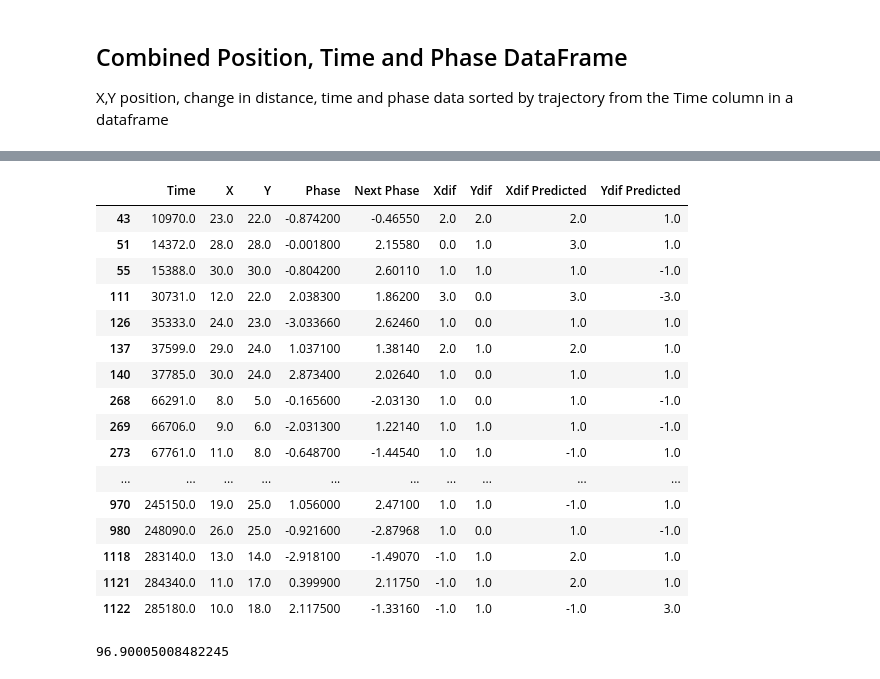
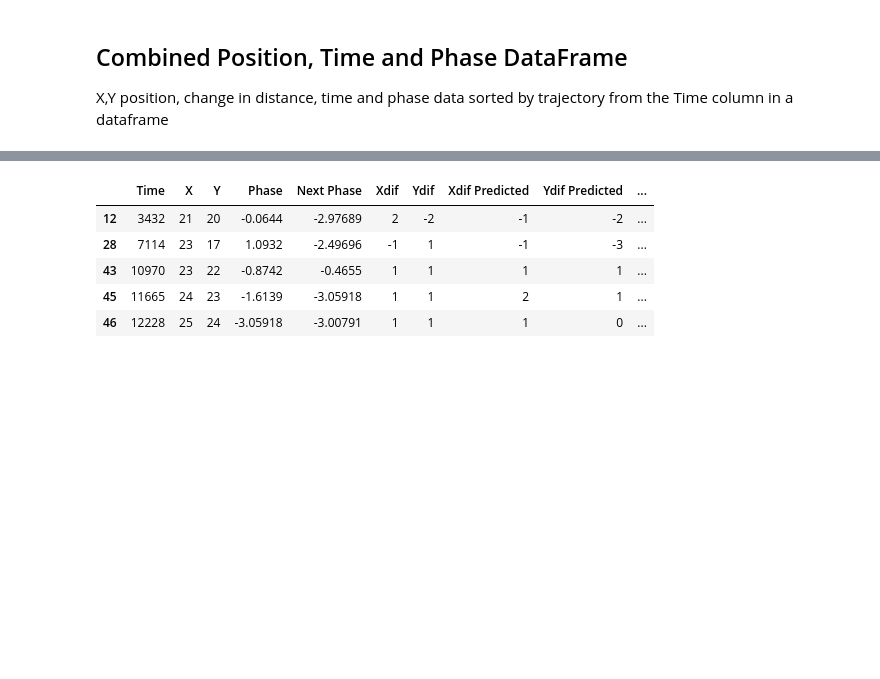
Before and after one commit to DanielHHowell/Grid-Cell, a Jupyter notebook: Grid Cell Phase Main.ipynb, the cells around one changed output, grey strips where cells are left out. Saved outputs shown, nothing was run; the diff lists cells and outputs as text; code cells hidden in the pictures; blank space fills up the shorter version.

```diff
--- a/Grid Cell Phase Main.ipynb
+++ b/Grid Cell Phase Main.ipynb
@@ -31,10 +32,9 @@ np.set_printoptions(suppress=True)
 
 XYspktT contains the X,Y coordinates of spikes. Spikes from all 30 neurons are combined in a single spike train. The X and Y columns represent the avatar's X-Y coordinate in [m] relative to the environment at the moment of the spike.
 # %%
-XYspkT = np.loadtxt('XYspkT.csv',delimiter=',')
-scaled_XY = np.round((XYspkT+40)/2)
-print(scaled_XY[:,1].max())
-
+XYspkT = np.loadtxt('XYspkT.csv',delimiter=',')+40
+scaled_XY = np.round(XYspkT/2).astype(int)
+print(scaled_XY)
 #2x2 meter bin
 
 plt.plot(XYspkT[:,0],XYspkT[:,1],'.')
@@ -180,3 +182,8 @@ phase_df
+# %%
+padded_phase_map = np.pad(MeanPhaseMap,pad_width=4,mode='constant',constant_values=np.nan)
+padded_phase_df = pd.DataFrame(data=padded_phase_map, columns=np.arange(51))
+
+#edge case of 40 - scaling issue?
 # %% [markdown]
 ### Adjacent Matrix Function
 
@@ -265,8 +251,9 @@ unsorted = np.column_stack((spkT,scaled_XY,scaled_phase))
 combined = unsorted[unsorted[:,0].argsort()]
 
 next_phase = np.insert(combined[1:,3],-1, 0)
-xdif = np.insert(combined[1:,1]-combined[:-1,1],0,0).astype(int)
-ydif = np.insert(combined[1:,2]-combined[:-1,2],0,0).astype(int)
+
+xdif = np.append(combined[1:,1],0)-np.append(combined[:-1,1],0)
+ydif = np.append(combined[1:,2],0)-np.append(combined[:-1,2],0)
 
 almost_all = np.column_stack((combined,next_phase,xdif,ydif))
 almost_all
@@ -286,11 +273,10 @@ array([[    16.    ,     16.    ,     19.    , ...,      1.9293,
              0.    ,      0.    ]])
 # %%
 predicted_movement = np.asarray([nearest_phase(adjacent_matrix([i[1],i[2]]),i[4]) for i in almost_all])
-#actual_phase = np.asarray([phase_from_movement(adjacent_matrix(i[1:3]),int(i[4]),int(i[5])) for i in almost_all])
+actual_phase = np.asarray([phase_from_movement(adjacent_matrix(i[1:3]),int(i[5]),int(i[6])) for i in almost_all])
 
-#all=np.column_stack((almost_all,predicted_movement, actual_phase))
-#df = pd.DataFrame(data=all, columns=['Time','X','Y','Phase','Xdif','Ydif','Xdif Predicted', 'Ydif Predicted','Actual Phase'])
-all=np.column_stack((almost_all,predicted_movement))
-test = pd.DataFrame(data=all, columns=['Time','X','Y','Phase','Next Phase','Xdif','Ydif','Xdif Predicted', 'Ydif Predicted'])
-test
+all=np.column_stack((almost_all,predicted_movement, actual_phase))
+df = pd.DataFrame(data=all, columns=['Time','X','Y','Phase','Next Phase','Xdif','Ydif','Xdif Predicted', 'Ydif Predicted','Actual Phase'])
+
+df.head()
 # %% [output]
@@ -338,33 +311,24 @@ df_move
 # %%
-df_move.where((df_move['Xdif']==df_move['Xdif Predicted']) | (df_move['Ydif']==df_move['Ydif Predicted'])).dropna(subset=['Xdif'])
+fake = df_move.where((df_move['Xdif']==df_move['Xdif Predicted']) | (df_move['Ydif']==df_move['Ydif Predicted'])).dropna(subset=['Xdif'])
+fake.head()
 # %% [output]
-|  | Time | X | Y | Phase | Next Phase | Xdif | Ydif | Xdif Predicted | Ydif Predicted |
-| 43 | 10970.0 | 23.0 | 22.0 | -0.874200 | -0.46550 | 2.0 | 2.0 | 2.0 | 1.0 |
-| 51 | 14372.0 | 28.0 | 28.0 | -0.001800 | 2.15580 | 0.0 | 1.0 | 3.0 | 1.0 |
-| 55 | 15388.0 | 30.0 | 30.0 | -0.804200 | 2.60110 | 1.0 | 1.0 | 1.0 | -1.0 |
-| 111 | 30731.0 | 12.0 | 22.0 | 2.038300 | 1.86200 | 3.0 | 0.0 | 3.0 | -3.0 |
-| 126 | 35333.0 | 24.0 | 23.0 | -3.033660 | 2.62460 | 1.0 | 0.0 | 1.0 | 1.0 |
-| 137 | 37599.0 | 29.0 | 24.0 | 1.037100 | 1.38140 | 2.0 | 1.0 | 2.0 | 1.0 |
-| 140 | 37785.0 | 30.0 | 24.0 | 2.873400 | 2.02640 | 1.0 | 0.0 | 1.0 | 1.0 |
-| 268 | 66291.0 | 8.0 | 5.0 | -0.165600 | -2.03130 | 1.0 | 0.0 | 1.0 | -1.0 |
-| 269 | 66706.0 | 9.0 | 6.0 | -2.031300 | 1.22140 | 1.0 | 1.0 | 1.0 | -1.0 |
-| 273 | 67761.0 | 11.0 | 8.0 | -0.648700 | -1.44540 | 1.0 | 1.0 | -1.0 | 1.0 |
-| ... | ... | ... | ... | ... | ... | ... | ... | ... | ... |
-| 970 | 245150.0 | 19.0 | 25.0 | 1.056000 | 2.47100 | 1.0 | 1.0 | -1.0 | 1.0 |
-| 980 | 248090.0 | 26.0 | 25.0 | -0.921600 | -2.87968 | 1.0 | 0.0 | 1.0 | -1.0 |
-| 1118 | 283140.0 | 13.0 | 14.0 | -2.918100 | -1.49070 | -1.0 | 1.0 | 2.0 | 1.0 |
-| 1121 | 284340.0 | 11.0 | 17.0 | 0.399900 | 2.11750 | -1.0 | 1.0 | 2.0 | 1.0 |
-| 1122 | 285180.0 | 10.0 | 18.0 | 2.117500 | -1.33160 | -1.0 | 1.0 | -1.0 | 3.0 |
+|  | Time | X | Y | Phase | Next Phase | Xdif | Ydif | Xdif Predicted | Ydif Predicted | ... |
+| 12 | 3432 | 21 | 20 | -0.0644 | -2.97689 | 2 | -2 | -1 | -2 | ... |
+| 28 | 7114 | 23 | 17 | 1.0932 | -2.49696 | -1 | 1 | -1 | -3 | ... |
+| 43 | 10970 | 23 | 22 | -0.8742 | -0.4655 | 1 | 1 | 1 | 1 | ... |
+| 45 | 11665 | 24 | 23 | -1.6139 | -3.05918 | 1 | 1 | 2 | 1 | ... |
+| 46 | 12228 | 25 | 24 | -3.05918 | -3.00791 | 1 | 1 | 1 | 0 | ... |
 # %%
-angles = []
-for index, row in df_move.iterrows():
-    p0 = [row['Xdif'],row['Ydif']]
-    p1 = [0,0]
-    p2 = [row['Xdif Predicted'],row['Ydif Predicted']]
-    v0 = np.array(p0) - np.array(p1)
-    v1 = np.array(p2) - np.array(p1)
-    atan = np.math.atan2(np.linalg.det([v0,v1]),np.dot(v0,v1))
-    angles.append(np.abs(np.degrees(atan)))
-np.mean(angles)
+def vector_angles(df):
+
+    angles = []
+    for index, row in df.iterrows():
+        p0 = [row['Xdif'],row['Ydif']]
+        p1 = [0,0]
+        p2 = [row['Xdif Predicted'],row['Ydif Predicted']]
+        v0 = np.array(p0) - np.array(p1)
+        v1 = np.array(p2) - np.array(p1)
+        atan = np.math.atan2(np.linalg.det([v0,v1]),np.dot(v0,v1))
+        angles.append(np.abs(np.degrees(atan)))
+
+    return angles
-# %% [output]
-96.90005008482245
```
Also changed, not shown: parts of 22 cells of this notebook.
